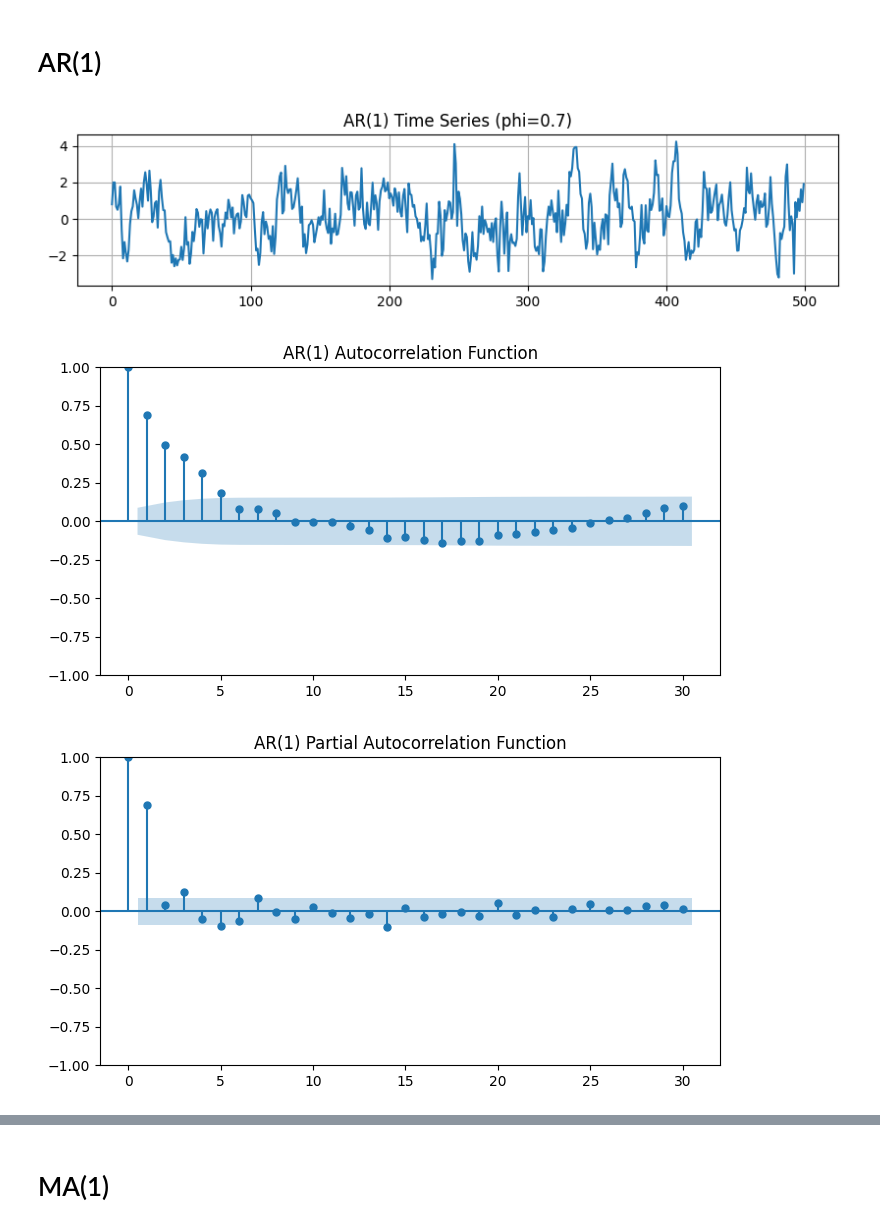
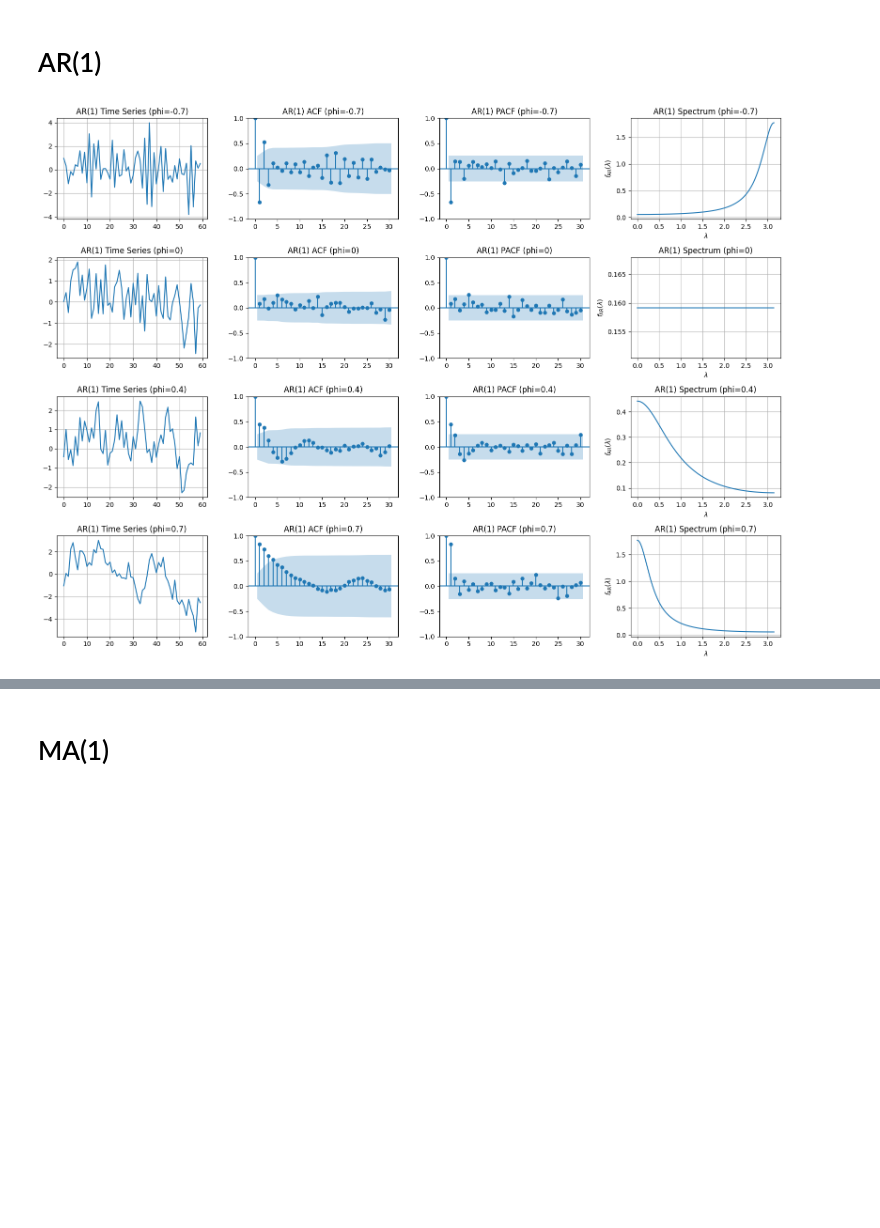
Before and after one commit to WE1CH-KAZU/statistic_certificate_grade1semi, a Jupyter notebook: grade1semi_WB/chapter_27/graphs.ipynb, the cells around one changed output, grey strips where cells are left out. Saved outputs shown, nothing was run; the diff lists cells and outputs as text; code cells hidden in the pictures; blank space fills up the shorter version.

```diff
--- a/grade1semi_WB/chapter_27/graphs.ipynb
+++ b/grade1semi_WB/chapter_27/graphs.ipynb
@@ -12,2 +9,14 @@ from scipy.signal import periodogram
 # %% [markdown]
 # definitions
+# %%
+# スペクトル密度関数: AR(1)
+def spectrum_density_ar1(phi, sigma2, lambdas):
+    return (sigma2 / (2 * np.pi)) * (1 / (1 + phi**2 - 2 * phi * np.cos(lambdas)))
+
+# スペクトル密度関数: MA(1)
+def spectrum_density_ma1(theta, sigma2, lambdas):
+    return (sigma2 / (2 * np.pi)) * (1 + theta**2 + 2 * theta * np.cos(lambdas))
+
+# スペクトル密度関数: ARMA(1,1)
+def spectrum_density_arma11(phi, theta, sigma2, lambdas):
+    return (sigma2 / (2 * np.pi)) * ((1 + theta**2 + 2 * theta * np.cos(lambdas)) / (1 + phi**2 - 2 * phi * np.cos(lambdas)))
@@ -73,13 +103,26 @@ n_samples = 500  # サンプル数
+# %%
+# パラメータ設定
+n_samples = 60  # サンプル数
+thetas = [-0.7, 0, 0.4, 0.7]  # thetaの値 (MA(1) 用)
+phis = [-0.7, 0, 0.4, 0.7]    # phiの値 (AR(1), ARMA(1,1) 用)
 # %% [markdown]
 # AR(1)
 # %%
-# AR(1) モデルのプロット
-ar1_series = generate_ar1(phi=0.7, n=n_samples)
-plot_time_series(ar1_series, 'AR(1) Time Series (phi=0.7)')
-plot_acf(ar1_series, lags=30, title='AR(1) Autocorrelation Function')
-plot_pacf(ar1_series, lags=30, title='AR(1) Partial Autocorrelation Function')
-plot_spectrum(ar1_series, title='AR(1) Power Spectrum')
+# AR(1) モデルの可視化
+fig, axes = plt.subplots(len(phis), 4, figsize=(16, 12))  # 4列に分割したサブプロット
+
+for i, phi in enumerate(phis):
+    # AR(1)時系列データ生成
+    ar1_series = generate_ar1(phi=phi, n=n_samples)
+
+    # 各プロット
+    plot_time_series(ar1_series, axes[i, 0], f'AR(1) Time Series (phi={phi})')
+    plot_acf(ar1_series, lags=30, ax=axes[i, 1], title=f'AR(1) ACF (phi={phi})')
+    plot_pacf(ar1_series, lags=30, ax=axes[i, 2], title=f'AR(1) PACF (phi={phi})')
+    plot_spectrum_ar(ar1_series, ax=axes[i, 3], phi=phi)
+
+# グラフを調整して表示
+plt.tight_layout()
+plt.show()
 # %% [output]
-[figure, old version]
+[figure, new version]
-[figure, removed]
-[figure, removed]
```
Also changed, not shown: parts of 17 cells of this notebook.
